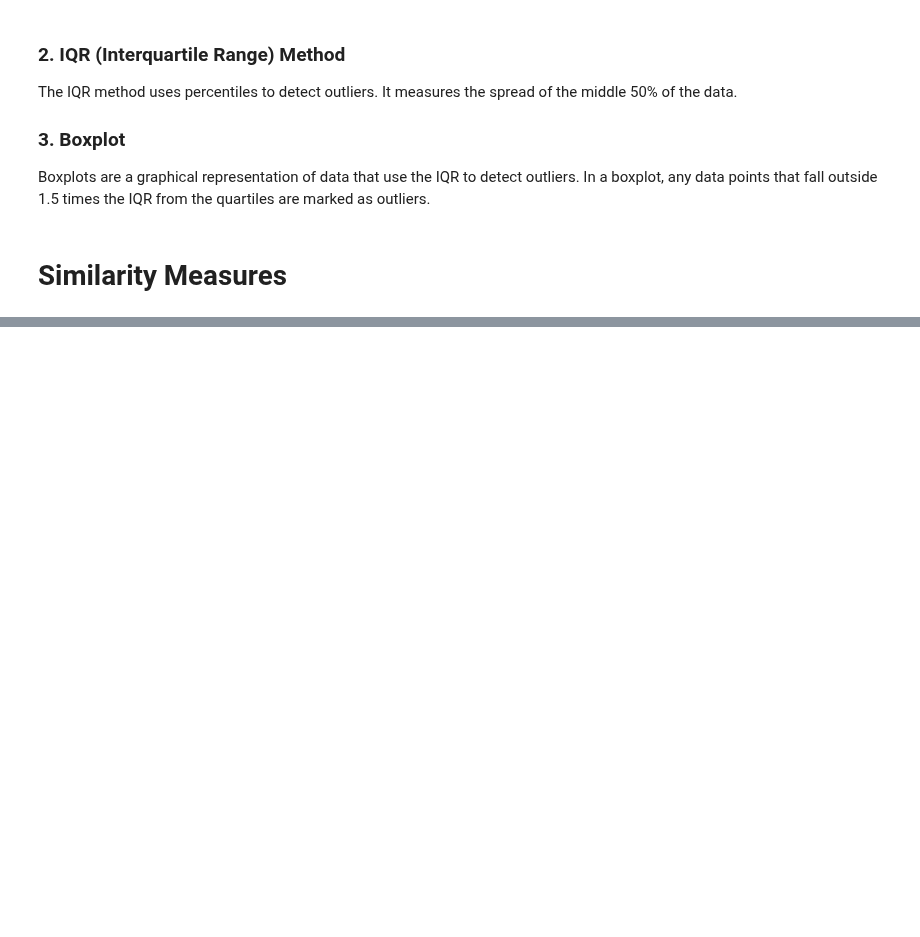
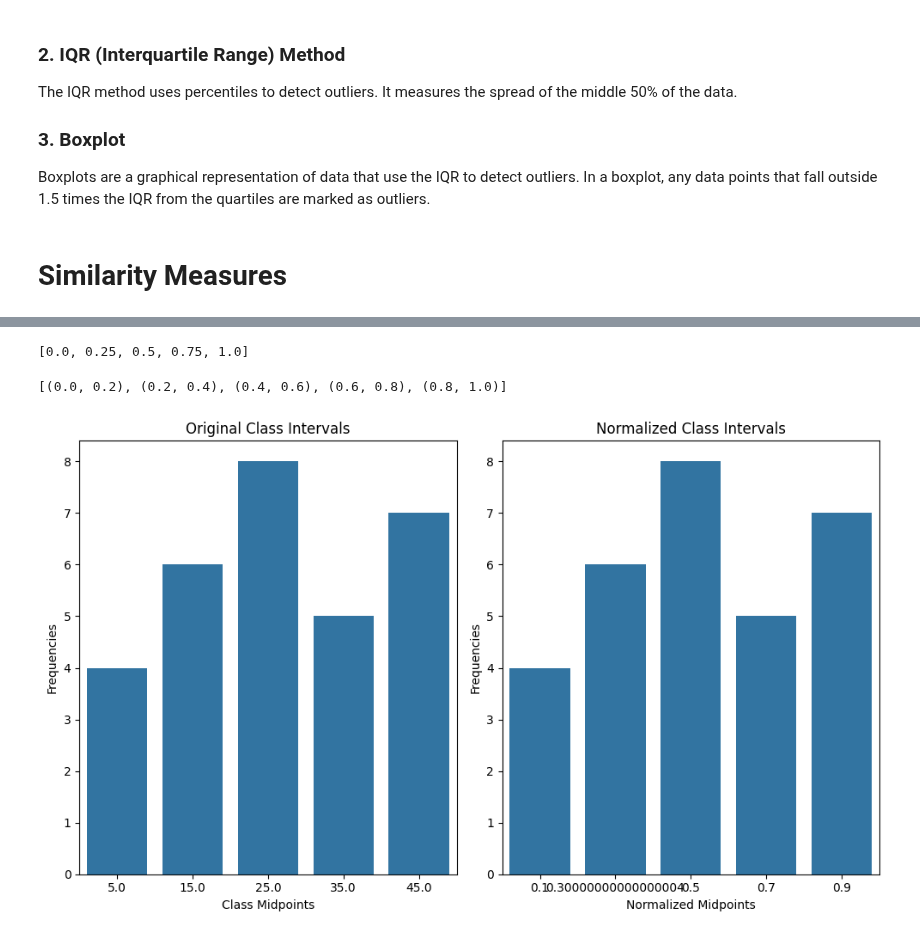
Before and after one commit to imranhasan22/handbook_imran, a Jupyter notebook: ai/DataScience.ipynb, the cells around one changed output, grey strips where cells are left out. Cells and saved outputs as stored; diff of their text form; code cells hidden in the pictures; blank space fills up the shorter version.

```diff
--- a/ai/DataScience.ipynb
+++ b/ai/DataScience.ipynb
@@ -109,0 +130,55 @@ Boxplots are a graphical representation of data that use the IQR to detect outli
+# %%
+# Ungrouped data
+data = [5, 10, 15, 20, 25]
+min_val = min(data)
+max_val = max(data)
+normalized_data = [(x - min_val) / (max_val - min_val) for x in data]
+print(normalized_data)
+# %% [output]
+[0.0, 0.25, 0.5, 0.75, 1.0]
+# %%
+# Grouped Data
+class_intervals = [(0, 10), (10, 20), (20, 30), (30, 40), (40, 50)]
+frequencies = [4, 6, 8, 5, 7]
+
+# Extracting the minimum and maximum values across all class intervals
+global_min = min([interval[0] for interval in class_intervals])
+global_max = max([interval[1] for interval in class_intervals])
+
+# Applying min-max normalization to the class intervals
+normalized_intervals = [
+    (
+        (interval[0] - global_min) / (global_max - global_min),
+        (interval[1] - global_min) / (global_max - global_min)
+    )
+    for interval in class_intervals
+]
+print(normalized_intervals)
+# %% [output]
+[(0.0, 0.2), (0.2, 0.4), (0.4, 0.6), (0.6, 0.8), (0.8, 1.0)]
+# %%
+# Visualization for grouped data
+import matplotlib.pyplot as plt
+import seaborn as sns
+
+original_midpoints = [(interval[0] + interval[1]) / 2 for interval in class_intervals]
+normalized_midpoints = [(interval[0] + interval[1]) / 2 for interval in normalized_intervals]
+
+fig, ax = plt.subplots(1, 2, figsize=(10, 6))
+
+# Plot for original intervals
+sns.barplot(x=original_midpoints, y=frequencies, ax=ax[0])
+ax[0].set_title('Original Class Intervals')
+ax[0].set_xlabel('Class Midpoints')
+ax[0].set_ylabel('Frequencies')
+
+# Plot for normalized intervals
+sns.barplot(x=normalized_midpoints, y=frequencies, ax=ax[1])
+ax[1].set_title('Normalized Class Intervals')
+ax[1].set_xlabel('Normalized Midpoints')
+ax[1].set_ylabel('Frequencies')
+
+plt.tight_layout()
+plt.show()
+# %% [output]
+[figure, added]
```
Also changed, not shown: parts of 1 cell of this notebook.
